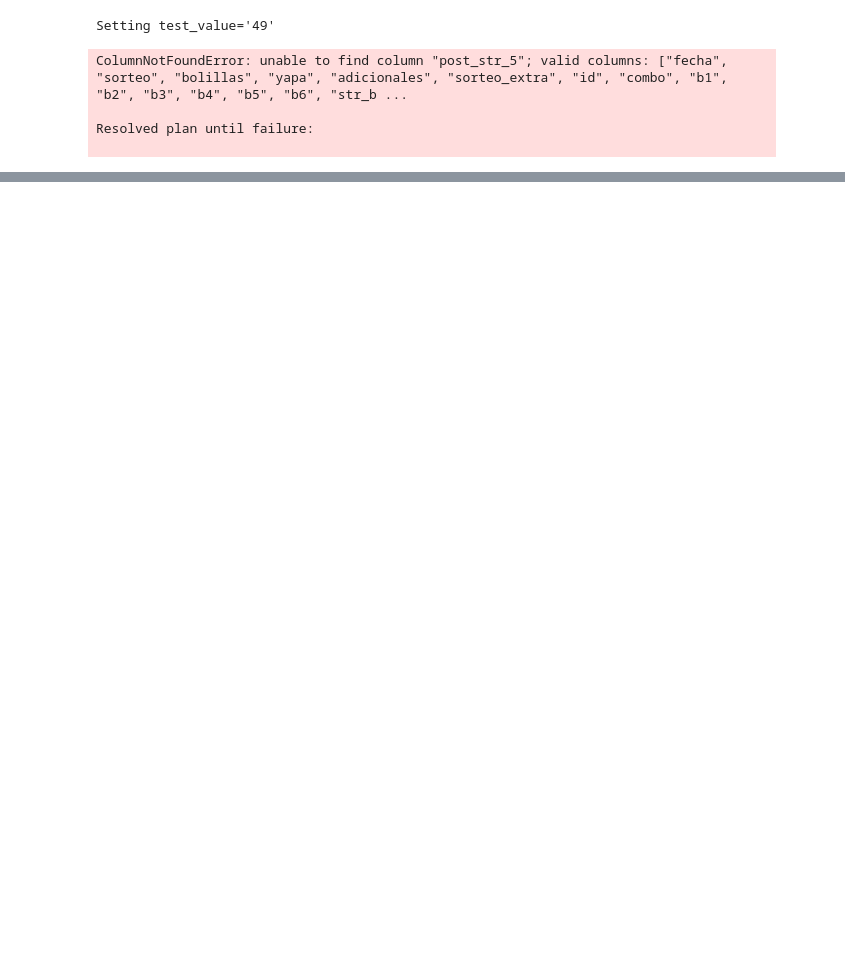
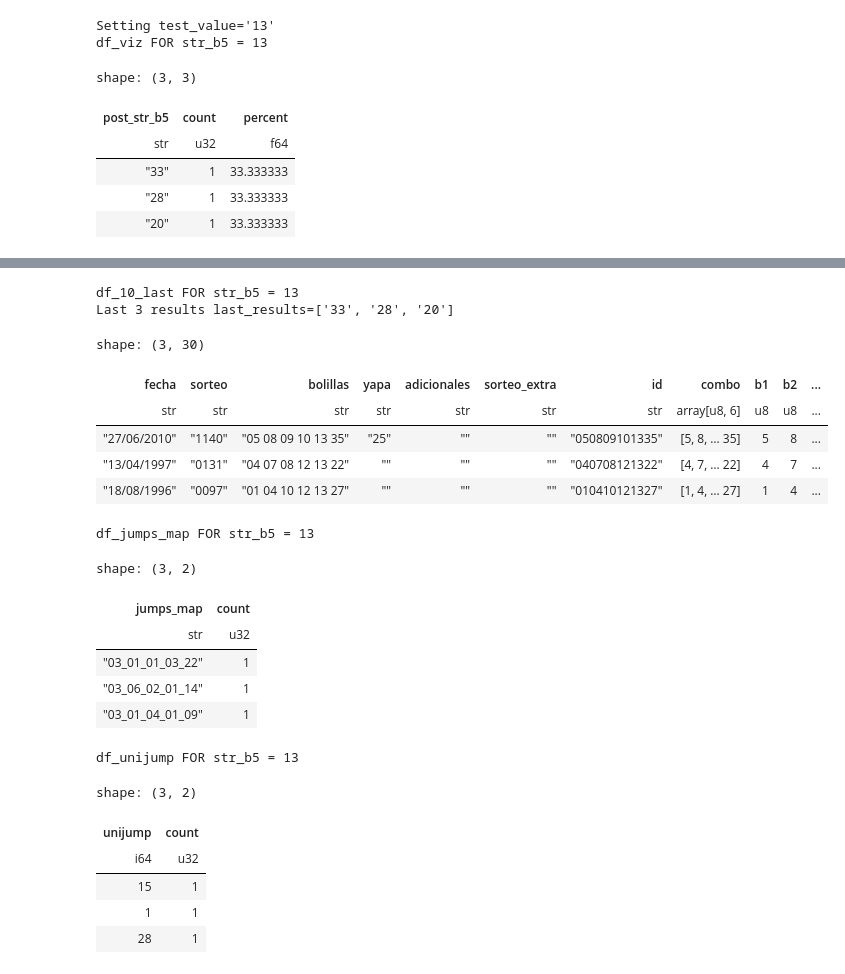
Before and after one commit to coins5/tinkapp.v4, a Jupyter notebook: explore_bolillas_v3_TNK.ipynb, the cells around one changed output, grey strips where cells are left out. Saved outputs shown, nothing was run; the diff lists cells and outputs as text; code cells hidden in the pictures; blank space fills up the shorter version.

```diff
--- a/explore_bolillas_v3_TNK.ipynb
+++ b/explore_bolillas_v3_TNK.ipynb
@@ -360,8 +481,11 @@ TypeError: unsupported operand type(s) for *: 'NoneType' and 'int'
-# %%
-possible_5, exclude_jump_maps_5, last_post_5 = plot_post_col(col='str_b6', post_col='post_str_5')
-# %% [output]
-Setting test_value='49'
-ColumnNotFoundError: unable to find column "post_str_5"; valid columns: ["fecha", "sorteo", "bolillas", "yapa", "adicionales", "sorteo_extra", "id", "combo", "b1", "b2", "b3", "b4", "b5", "b6", "str_b ...
-
-Resolved plan until failure:
-
+# %%
+possible_b5, exclude_jump_maps_b5, last_post_b5 = plot_post_col(col='str_b5', post_col='post_str_b5')
+# %% [output]
+Setting test_value='13'
+df_viz FOR str_b5 = 13
+shape: (3, 3)
+| post_str_b5 | count | percent |
+| str | u32 | f64 |
+| "33" | 1 | 33.333333 |
+| "28" | 1 | 33.333333 |
+| "20" | 1 | 33.333333 |
@@ -368,3 +493,25 @@ Resolved plan until failure:
+df_10_last FOR str_b5 = 13
+Last 3 results last_results=['33', '28', '20']
+shape: (3, 30)
+| fecha | sorteo | bolillas | yapa | adicionales | sorteo_extra | id | combo | b1 | b2 | ... |
+| str | str | str | str | str | str | str | array[u8, 6] | u8 | u8 | ... |
+| "27/06/2010" | "1140" | "05 08 09 10 13 35" | "25" | "" | "" | "050809101335" | [5, 8, … 35] | 5 | 8 | ... |
+| "13/04/1997" | "0131" | "04 07 08 12 13 22" | "" | "" | "" | "040708121322" | [4, 7, … 22] | 4 | 7 | ... |
+| "18/08/1996" | "0097" | "01 04 10 12 13 27" | "" | "" | "" | "010410121327" | [1, 4, … 27] | 1 | 4 | ... |
+df_jumps_map FOR str_b5 = 13
+shape: (3, 2)
+| jumps_map | count |
+| str | u32 |
+| "03_01_01_03_22" | 1 |
+| "03_06_02_01_14" | 1 |
+| "03_01_04_01_09" | 1 |
+df_unijump FOR str_b5 = 13
+shape: (3, 2)
+| unijump | count |
+| i64 | u32 |
+| 15 | 1 |
+| 1 | 1 |
+| 28 | 1 |
 # %%
 possible_blast, exclude_jump_maps_blast, last_post_blast = plot_post_col(col='str_b6', post_col='post_str_blast')
 # %% [output]
```
Also changed, not shown: parts of 11 cells of this notebook, 3 other files.
